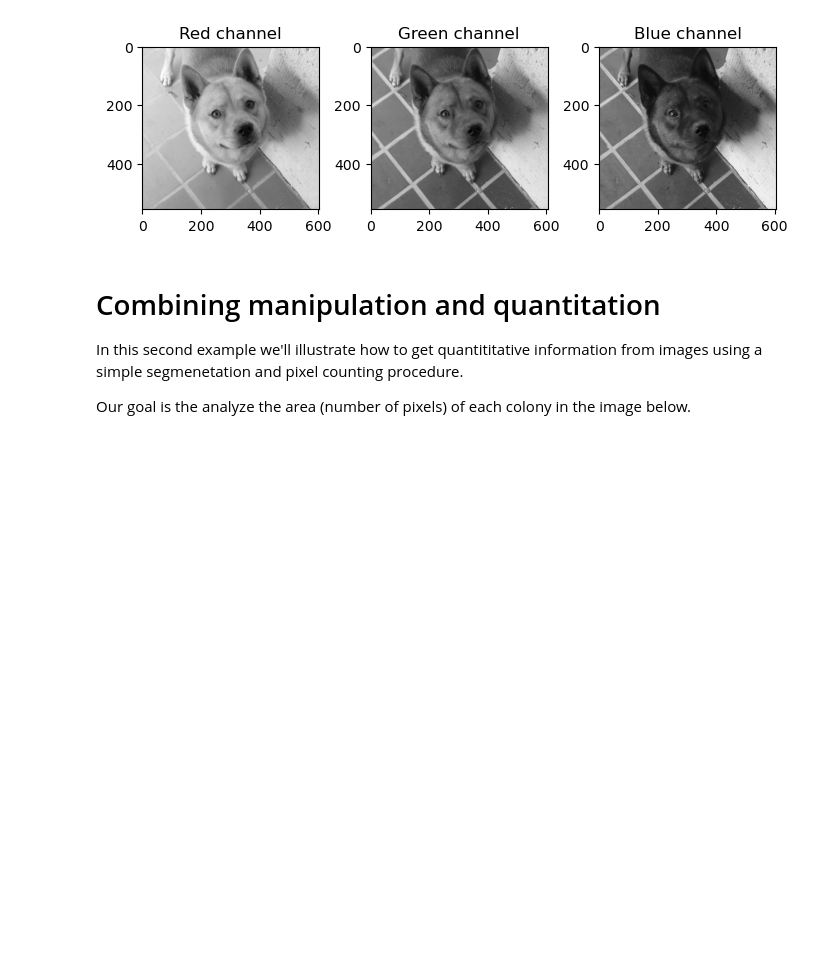
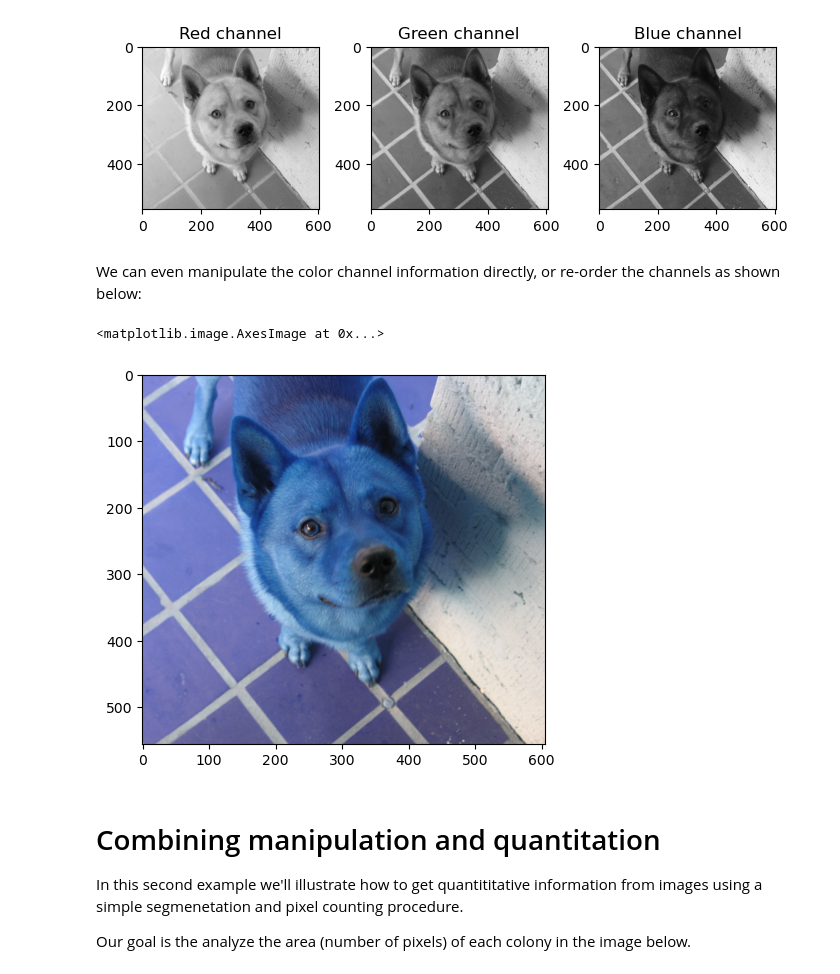
Before and after one commit to Bio724D/Bio724D_2023_2024, a Jupyter notebook: python_notebooks/image_analysis_example.ipynb, the cells around one changed output. Cells and saved outputs as stored; diff of their text form; code cells hidden in the pictures; blank space fills up the shorter version.

```diff
--- a/python_notebooks/image_analysis_example.ipynb
+++ b/python_notebooks/image_analysis_example.ipynb
@@ -119,6 +144,16 @@ sub3.set_title("Blue channel")
 plt.tight_layout()  # ensures subaxes are layed out nicely
 # %% [output]
 [figure]
+# %% [markdown]
+We can even manipulate the color channel information directly, or re-order the channels as shown below:
+# %%
+# create a new 3D array by re-stacking the color channels in a different order
+psychedelic_chester = np.stack((blue_channel,  green_channel, red_channel), axis=2)
+
+plt.imshow(psychedelic_chester)
+# %% [output]
+<matplotlib.image.AxesImage at 0x...>
+[figure, added]
 # %% [markdown]
 # Combining manipulation and quantitation
 
```
Also changed, not shown: parts of 34 cells of this notebook, 2 other files.
